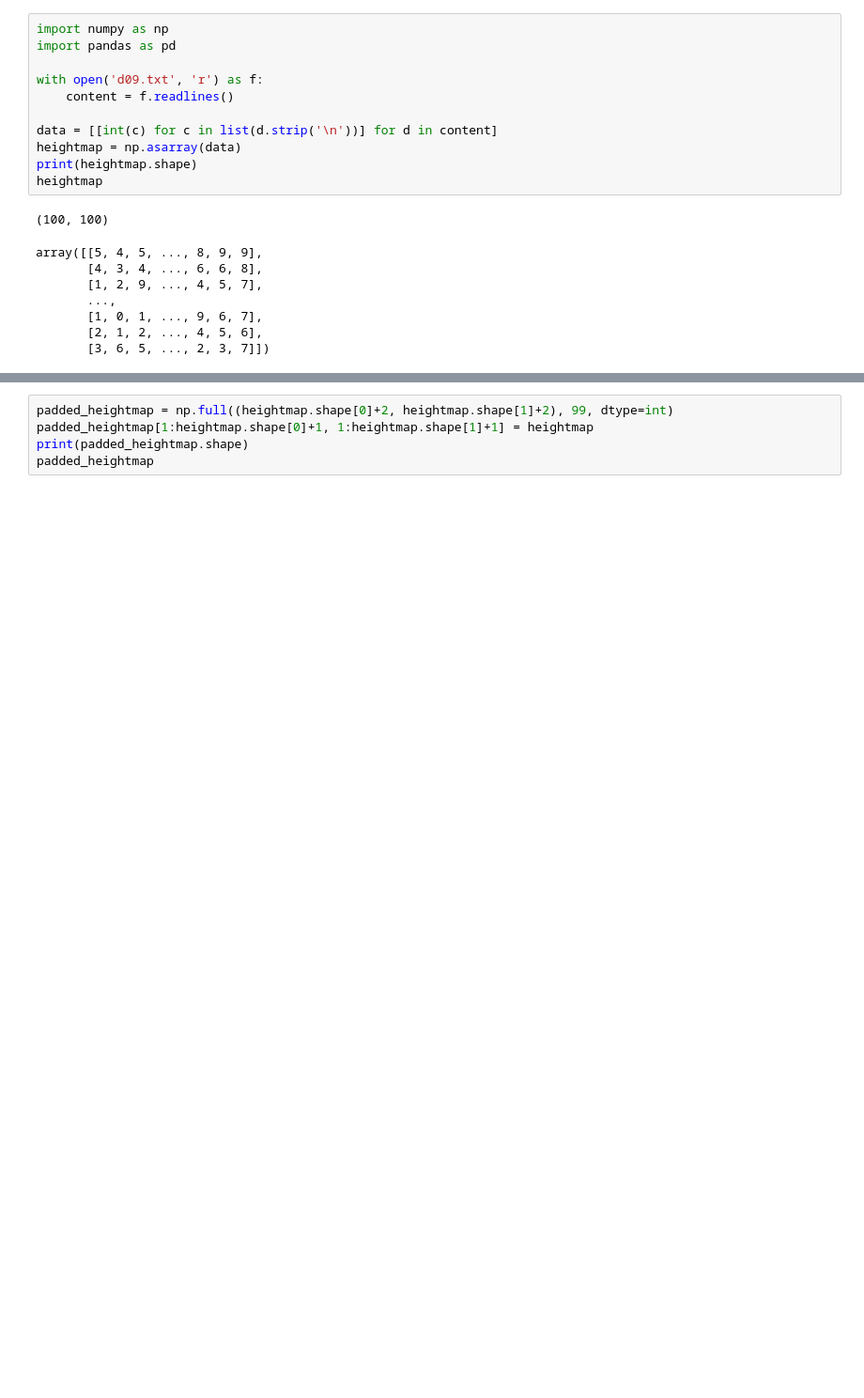
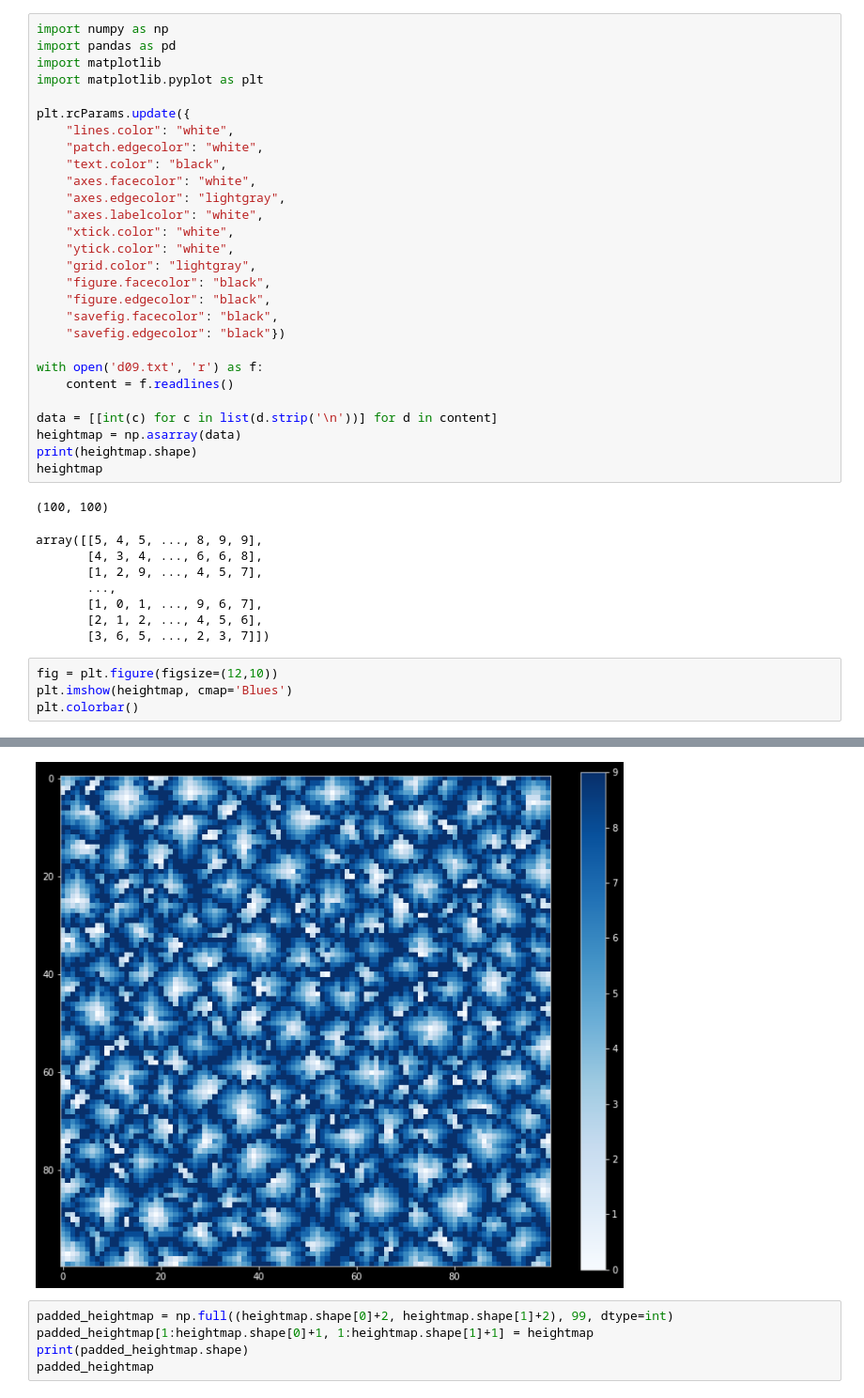
Before and after one commit to FreeBugs/aoc2021, a Jupyter notebook: d09.ipynb, the cells around one changed output, grey strips where cells are left out. Shown: that part at 94% size. Cells and saved outputs as stored; diff of their text form; blank space fills up the shorter version.

```diff
--- a/d09.ipynb
+++ b/d09.ipynb
@@ -4,6 +4,23 @@
 # %%
 import numpy as np
 import pandas as pd
+import matplotlib
+import matplotlib.pyplot as plt
+
+plt.rcParams.update({
+    "lines.color": "white",
+    "patch.edgecolor": "white",
+    "text.color": "black",
+    "axes.facecolor": "white",
+    "axes.edgecolor": "lightgray",
+    "axes.labelcolor": "white",
+    "xtick.color": "white",
+    "ytick.color": "white",
+    "grid.color": "lightgray",
+    "figure.facecolor": "black",
+    "figure.edgecolor": "black",
+    "savefig.facecolor": "black",
+    "savefig.edgecolor": "black"})
 
 with open('d09.txt', 'r') as f:
     content = f.readlines()
@@ -21,3 +38,8 @@ array([[5, 4, 5, ..., 8, 9, 9],
        [1, 0, 1, ..., 9, 6, 7],
        [2, 1, 2, ..., 4, 5, 6],
        [3, 6, 5, ..., 2, 3, 7]])
+# %%
+fig = plt.figure(figsize=(12,10))
+plt.imshow(heightmap, cmap='Blues')
+plt.colorbar()
+# %% [output]
@@ -24,3 +47,4 @@ array([[5, 4, 5, ..., 8, 9, 9],
+[figure, added]
 # %%
 padded_heightmap = np.full((heightmap.shape[0]+2, heightmap.shape[1]+2), 99, dtype=int)
 padded_heightmap[1:heightmap.shape[0]+1, 1:heightmap.shape[1]+1] = heightmap
```
Also changed, not shown: parts of 1 cell of this notebook.
